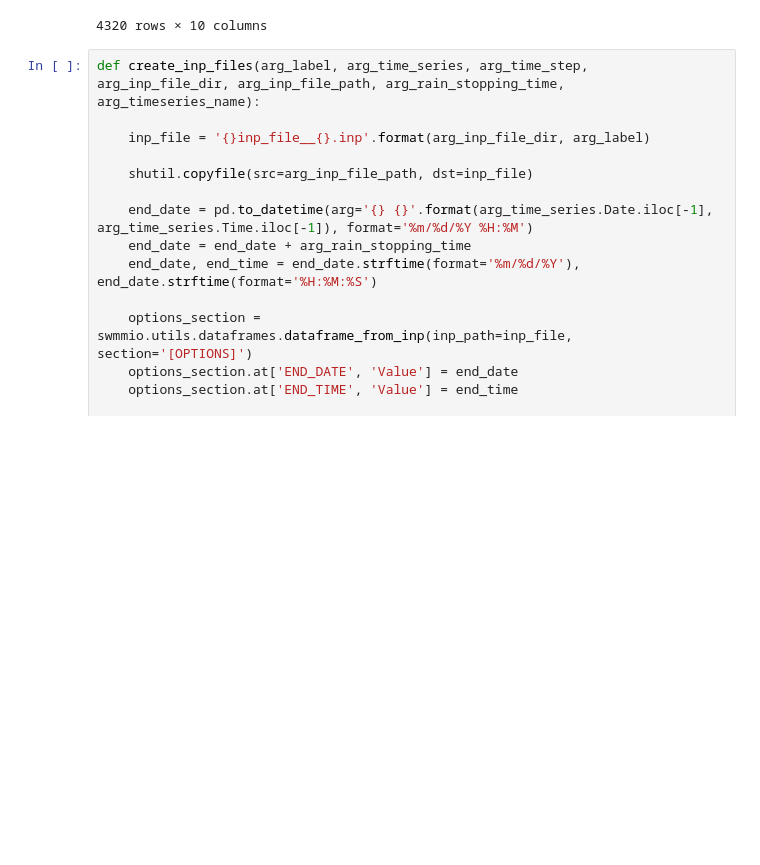
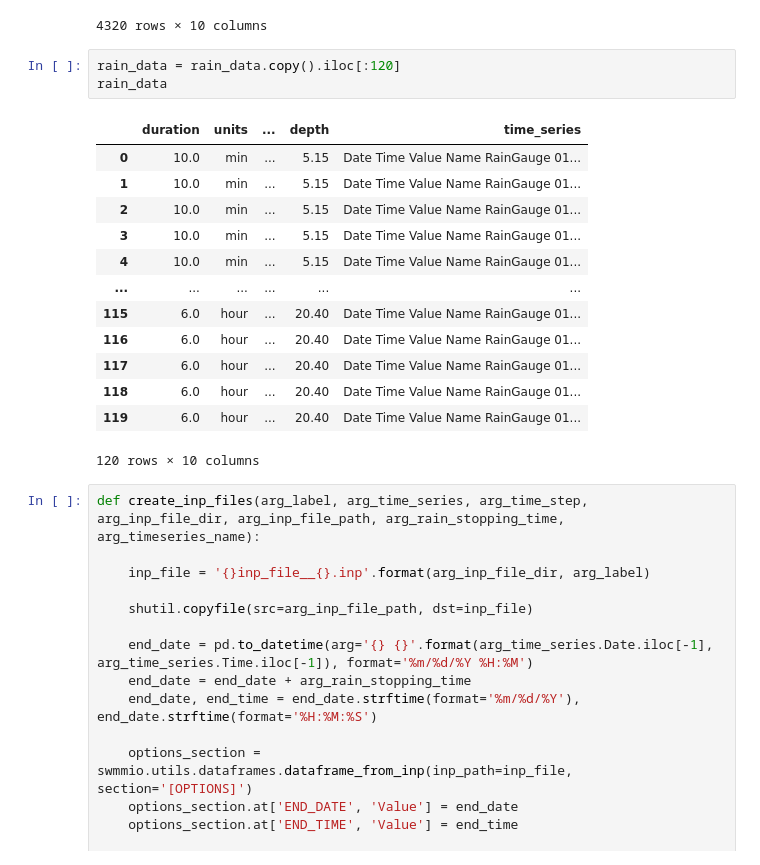
Before and after one commit to Holger-Paxi/Flood_Estimation, a Jupyter notebook: Assignment_3__1st.ipynb, the cells around one changed output. Saved outputs shown, nothing was run; the diff lists cells and outputs as text; blank space fills up the shorter version.

```diff
--- a/Assignment_3__1st.ipynb
+++ b/Assignment_3__1st.ipynb
@@ -780,6 +781,23 @@ rain_data
 | 4318 | 168.0 | hour | ... | 677.00 | Date Time Value Name RainGauge 01... |
 | 4319 | 168.0 | hour | ... | 677.00 | Date Time Value Name RainGauge 01... |
 4320 rows × 10 columns
+# %%
+rain_data = rain_data.copy().iloc[:120]
+rain_data
+# %% [output]
+|  | duration | units | ... | depth | time_series |
+| 0 | 10.0 | min | ... | 5.15 | Date Time Value Name RainGauge 01... |
+| 1 | 10.0 | min | ... | 5.15 | Date Time Value Name RainGauge 01... |
+| 2 | 10.0 | min | ... | 5.15 | Date Time Value Name RainGauge 01... |
+| 3 | 10.0 | min | ... | 5.15 | Date Time Value Name RainGauge 01... |
+| 4 | 10.0 | min | ... | 5.15 | Date Time Value Name RainGauge 01... |
+| ... | ... | ... | ... | ... | ... |
+| 115 | 6.0 | hour | ... | 20.40 | Date Time Value Name RainGauge 01... |
+| 116 | 6.0 | hour | ... | 20.40 | Date Time Value Name RainGauge 01... |
+| 117 | 6.0 | hour | ... | 20.40 | Date Time Value Name RainGauge 01... |
+| 118 | 6.0 | hour | ... | 20.40 | Date Time Value Name RainGauge 01... |
+| 119 | 6.0 | hour | ... | 20.40 | Date Time Value Name RainGauge 01... |
+120 rows × 10 columns
 # %%
 def create_inp_files(arg_label, arg_time_series, arg_time_step, arg_inp_file_dir, arg_inp_file_path, arg_rain_stopping_time, arg_timeseries_name):
 
```
Also changed, not shown: parts of 7 cells of this notebook, 1 other file.
